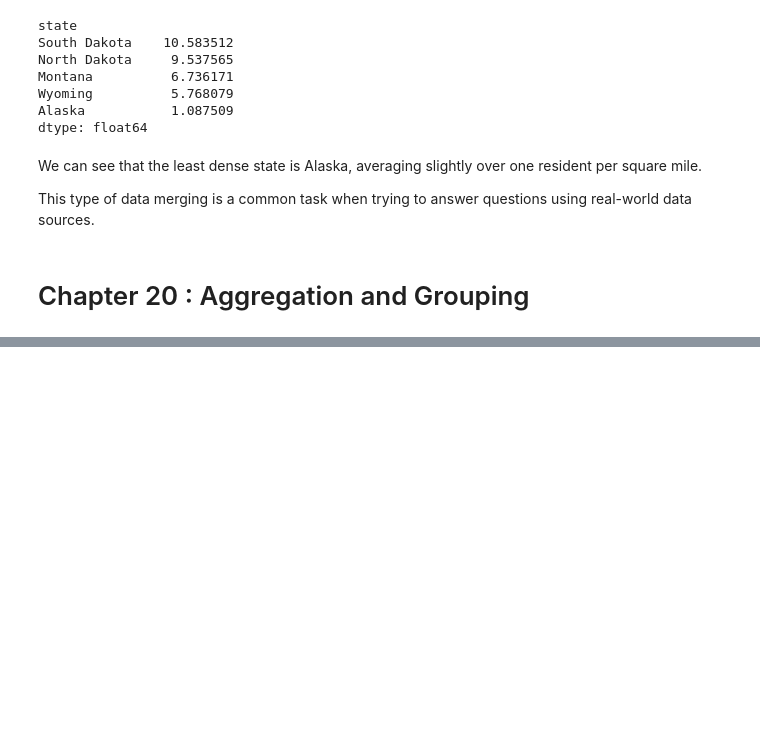
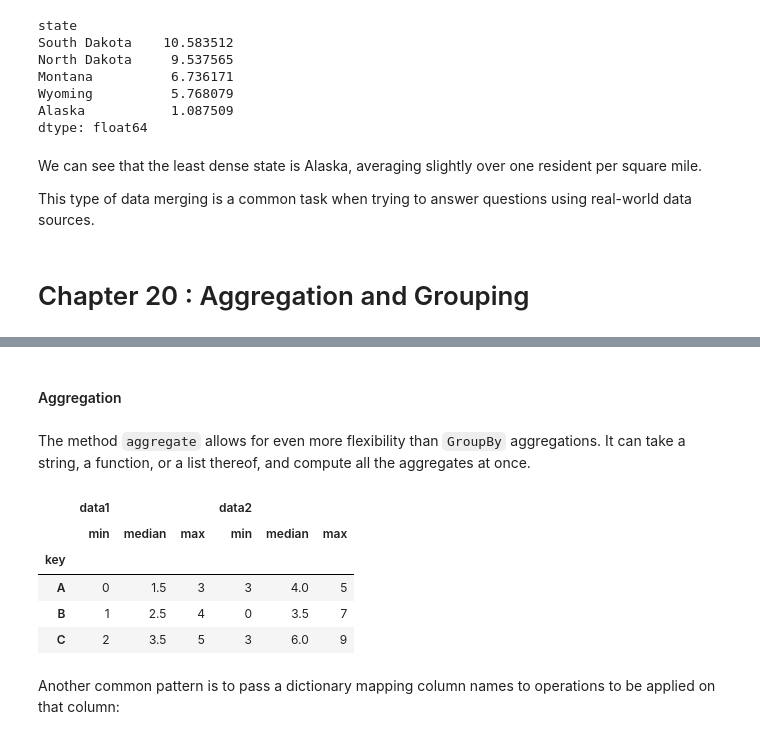
Before and after one commit to huymh/jupyter-notes, a Jupyter notebook: HB_2_Data_Manipulation.ipynb, the cells around one changed output, grey strips where cells are left out. Saved outputs shown, nothing was run; the diff lists cells and outputs as text; code cells hidden in the pictures; blank space fills up the shorter version.

```diff
--- a/HB_2_Data_Manipulation.ipynb
+++ b/HB_2_Data_Manipulation.ipynb
@@ -2561,0 +2827,7 @@ This type of data merging is a common task when trying to answer questions using
+# %%
+rng = np.random.RandomState(0)
+df = pd.DataFrame({'key': ['A', 'B', 'C', 'A', 'B', 'C'],
+                   'data1': range(6),
+                   'data2': rng.randint(0, 10, 6)},
+                  columns = ['key', 'data1', 'data2'])
+df
@@ -2561,0 +2842,15 @@ This type of data merging is a common task when trying to answer questions using
+# %% [markdown]
+#### Aggregation
+# %% [markdown]
+The method `aggregate` allows for even more flexibility than `GroupBy` aggregations. It can take a string, a function, or a list thereof, and compute all the aggregates at once.
+# %%
+df.groupby('key').aggregate(['min', 'median', 'max'])
+# %% [output]
+|  | data1 |  |  | data2 |  |  |
+|  | min | median | max | min | median | max |
+| key |  |  |  |  |  |  |
+| A | 0 | 1.5 | 3 | 3 | 4.0 | 5 |
+| B | 1 | 2.5 | 4 | 0 | 3.5 | 7 |
+| C | 2 | 3.5 | 5 | 3 | 6.0 | 9 |
+# %% [markdown]
+Another common pattern is to pass a dictionary mapping column names to operations to be applied on that column:
```
Also changed, not shown: parts of 99 cells of this notebook.
